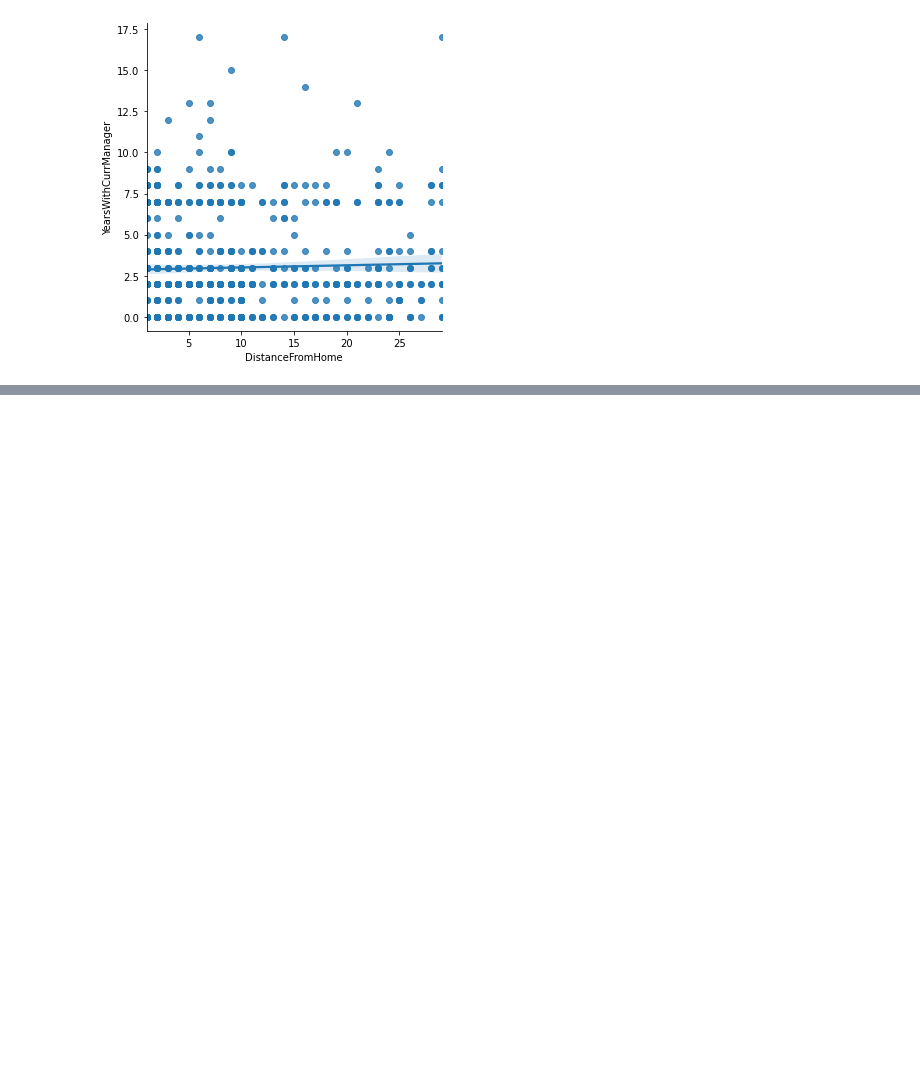
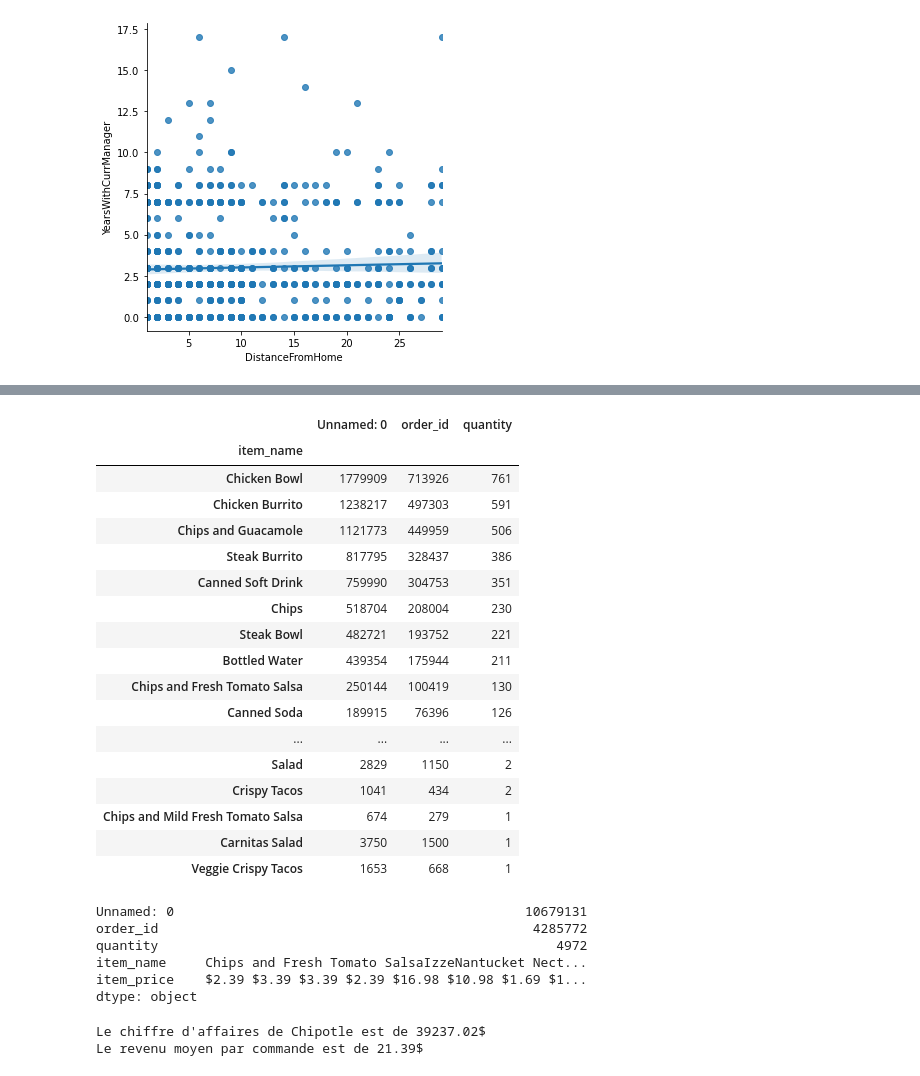
Before and after one commit to Dagga78/Cours_BigData, a Jupyter notebook: ExercicePython/DataVizualisationExo.ipynb, the cells around one changed output, grey strips where cells are left out. Drawn from its saved outputs; the diff is of its cells as text; code cells hidden in the pictures; blank space fills up the shorter version.

```diff
--- a/ExercicePython/DataVizualisationExo.ipynb
+++ b/ExercicePython/DataVizualisationExo.ipynb
@@ -215,0 +242,46 @@ sns.lmplot(x="DistanceFromHome", y="YearsWithCurrManager", data=dfibmattrition)
+# %%
+df.groupby(['item_name']).sum().sort_values('quantity', ascending=False)
+# %% [output]
+|  | Unnamed: 0 | order_id | quantity |
+| item_name |  |  |  |
+| Chicken Bowl | 1779909 | 713926 | 761 |
+| Chicken Burrito | 1238217 | 497303 | 591 |
+| Chips and Guacamole | 1121773 | 449959 | 506 |
+| Steak Burrito | 817795 | 328437 | 386 |
+| Canned Soft Drink | 759990 | 304753 | 351 |
+| Chips | 518704 | 208004 | 230 |
+| Steak Bowl | 482721 | 193752 | 221 |
+| Bottled Water | 439354 | 175944 | 211 |
+| Chips and Fresh Tomato Salsa | 250144 | 100419 | 130 |
+| Canned Soda | 189915 | 76396 | 126 |
+| ... | ... | ... | ... |
+| Salad | 2829 | 1150 | 2 |
+| Crispy Tacos | 1041 | 434 | 2 |
+| Chips and Mild Fresh Tomato Salsa | 674 | 279 | 1 |
+| Carnitas Salad | 3750 | 1500 | 1 |
+| Veggie Crispy Tacos | 1653 | 668 | 1 |
+# %%
+df.sum()
+# %% [output]
+Unnamed: 0                                             10679131
+order_id                                                4285772
+quantity                                                   4972
+item_name     Chips and Fresh Tomato SalsaIzzeNantucket Nect...
+item_price    $2.39 $3.39 $3.39 $2.39 $16.98 $10.98 $1.69 $1...
+dtype: object
+# %%
+sum = 0
+
+for index, row in df.iterrows():
+    row['item_price'] = row['item_price'].replace('$','')
+    sum += float(row['item_price']) * float(row['quantity'])
+
+print("Le chiffre d'affaires de Chipotle est de " + str(round(sum,2))  + "$")
+
+nb_commande = np.count_nonzero(df.order_id.unique())
+
+avg = sum / nb_commande
+print("Le revenu moyen par commande est de " + str(round(avg,2)) + "$")
+# %% [output]
+Le chiffre d'affaires de Chipotle est de 39237.02$
+Le revenu moyen par commande est de 21.39$
```
Also changed, not shown: parts of 7 cells of this notebook, 2 other files.
